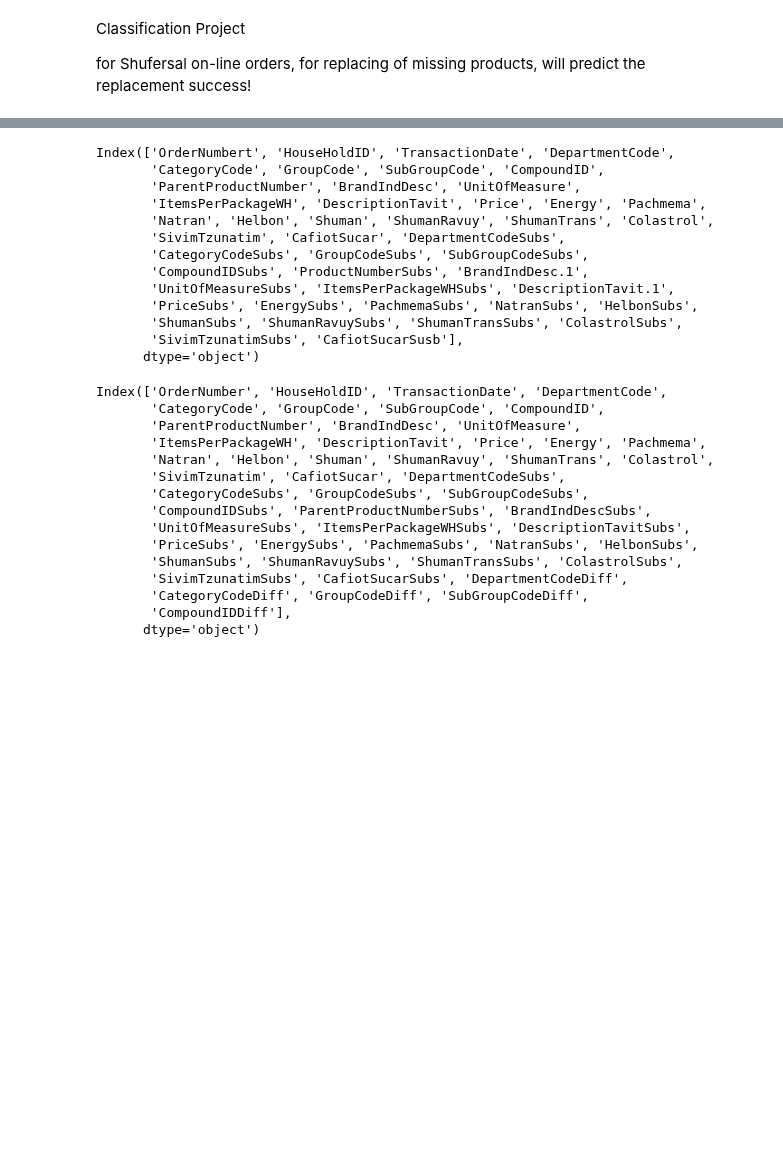
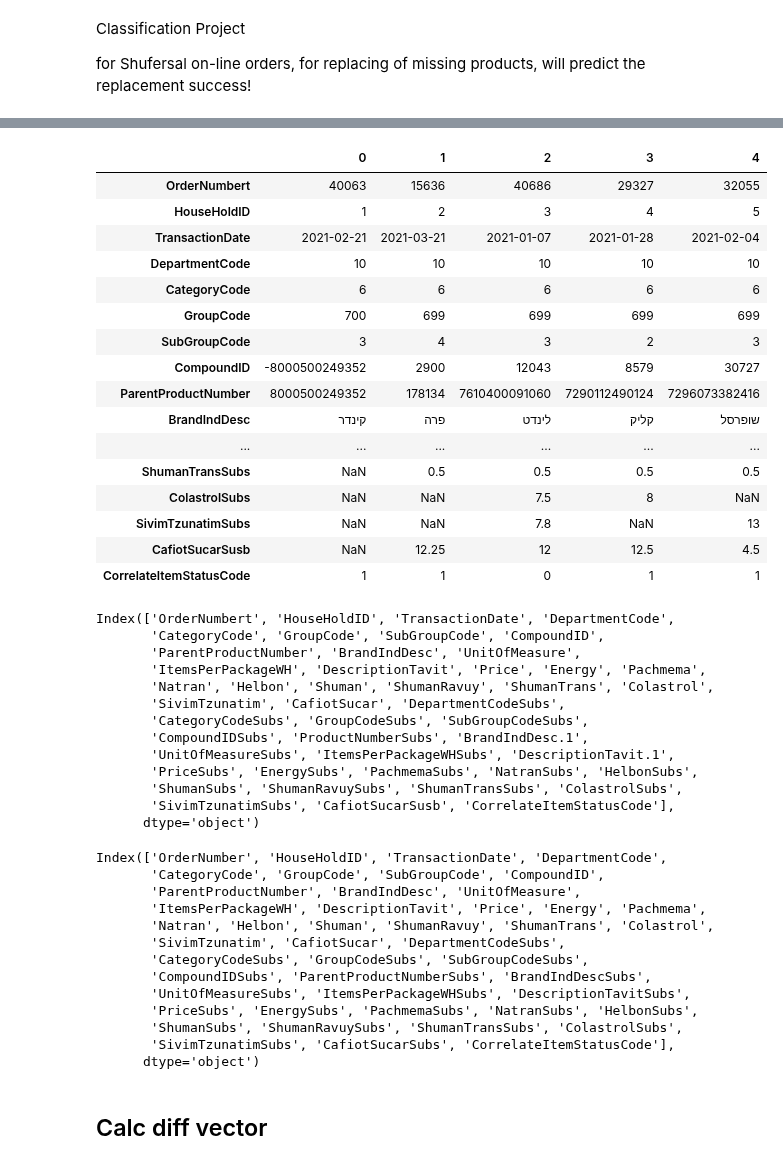
Before and after one commit to DanielKorenDataScience/ClassificationProject, a Jupyter notebook: Classification_Project_Shufersal.ipynb, the cells around one changed output, grey strips where cells are left out. Saved outputs shown, nothing was run; the diff lists cells and outputs as text; code cells hidden in the pictures; blank space fills up the shorter version.

```diff
--- a/Classification_Project_Shufersal.ipynb
+++ b/Classification_Project_Shufersal.ipynb
@@ -24,4 +28,5 @@ with open('Shufersal.csv', 'w') as fh:
 # %%
-df = pd.read_csv('Shufersal.csv', index_col=False, usecols=range(1,46))  # skip the 0 index col
-df.shape
+df = pd.read_csv('Shufersal.csv', usecols=range(1,47))  # skip the 0 index col
+p(df.shape)
+df.columns
 # %% [output]
@@ -35,6 +53,26 @@ df.head()
 | 2 | 40686 | 3 | 2021-01-07 | 10 | 6 | 699 | 3 | ... |
 | 3 | 29327 | 4 | 2021-01-28 | 10 | 6 | 699 | 2 | ... |
 | 4 | 32055 | 5 | 2021-02-04 | 10 | 6 | 699 | 3 | ... |
+# %%
+df.head().T
+# %% [output]
+|  | 0 | 1 | 2 | 3 | 4 |
+| OrderNumbert | 40063 | 15636 | 40686 | 29327 | 32055 |
+| HouseHoldID | 1 | 2 | 3 | 4 | 5 |
+| TransactionDate | 2021-02-21 | 2021-03-21 | 2021-01-07 | 2021-01-28 | 2021-02-04 |
+| DepartmentCode | 10 | 10 | 10 | 10 | 10 |
+| CategoryCode | 6 | 6 | 6 | 6 | 6 |
+| GroupCode | 700 | 699 | 699 | 699 | 699 |
+| SubGroupCode | 3 | 4 | 3 | 2 | 3 |
+| CompoundID | -8000500249352 | 2900 | 12043 | 8579 | 30727 |
+| ParentProductNumber | 8000500249352 | 178134 | 7610400091060 | 7290112490124 | 7296073382416 |
+| BrandIndDesc | קינדר | פרה | לינדט | קליק | שופרסל |
+| ... | ... | ... | ... | ... | ... |
+| ShumanTransSubs | NaN | 0.5 | 0.5 | 0.5 | 0.5 |
+| ColastrolSubs | NaN | NaN | 7.5 | 8 | NaN |
+| SivimTzunatimSubs | NaN | NaN | 7.8 | NaN | 13 |
+| CafiotSucarSusb | NaN | 12.25 | 12 | 12.5 | 4.5 |
+| CorrelateItemStatusCode | 1 | 1 | 0 | 1 | 1 |
 # %%
 df.columns
 # %% [output]
@@ -49,7 +87,7 @@ Index(['OrderNumbert', 'HouseHoldID', 'TransactionDate', 'DepartmentCode',
        'UnitOfMeasureSubs', 'ItemsPerPackageWHSubs', 'DescriptionTavit.1',
        'PriceSubs', 'EnergySubs', 'PachmemaSubs', 'NatranSubs', 'HelbonSubs',
        'ShumanSubs', 'ShumanRavuySubs', 'ShumanTransSubs', 'ColastrolSubs',
-       'SivimTzunatimSubs', 'CafiotSucarSusb'],
+       'SivimTzunatimSubs', 'CafiotSucarSusb', 'CorrelateItemStatusCode'],
       dtype='object')
 # %%
 # fix Type mistake
@@ -68,12 +106,12 @@ Index(['OrderNumber', 'HouseHoldID', 'TransactionDate', 'DepartmentCode',
        'UnitOfMeasureSubs', 'ItemsPerPackageWHSubs', 'DescriptionTavitSubs',
        'PriceSubs', 'EnergySubs', 'PachmemaSubs', 'NatranSubs', 'HelbonSubs',
        'ShumanSubs', 'ShumanRavuySubs', 'ShumanTransSubs', 'ColastrolSubs',
-       'SivimTzunatimSubs', 'CafiotSucarSubs', 'DepartmentCodeDiff',
-       'CategoryCodeDiff', 'GroupCodeDiff', 'SubGroupCodeDiff',
-       'CompoundIDDiff'],
+       'SivimTzunatimSubs', 'CafiotSucarSubs', 'CorrelateItemStatusCode'],
       dtype='object')
 # %%
 df.fillna(0, inplace=True)
+# %% [markdown]
+## Calc diff vector
 # %%
 for col in ['DepartmentCode', 'CategoryCode', 'GroupCode', 'SubGroupCode',
        'CompoundID', 'ParentProductNumber', 'UnitOfMeasure',
```
Also changed, not shown: parts of 14 cells of this notebook.
